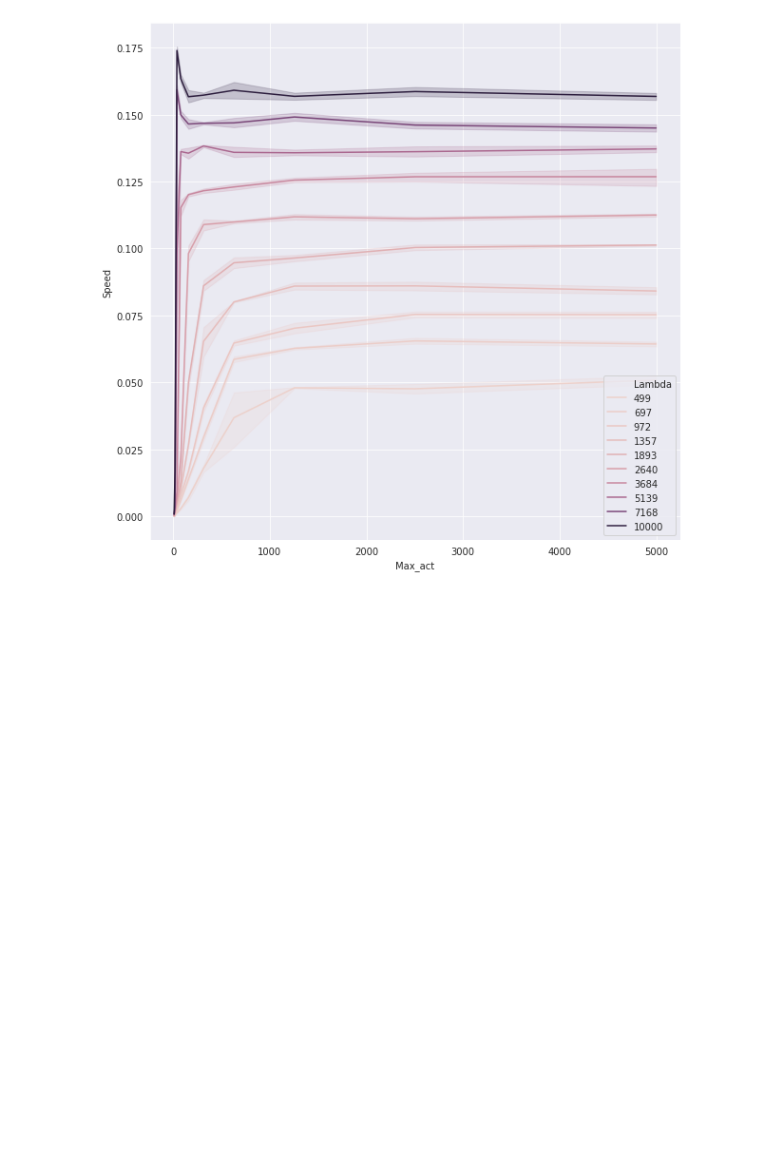
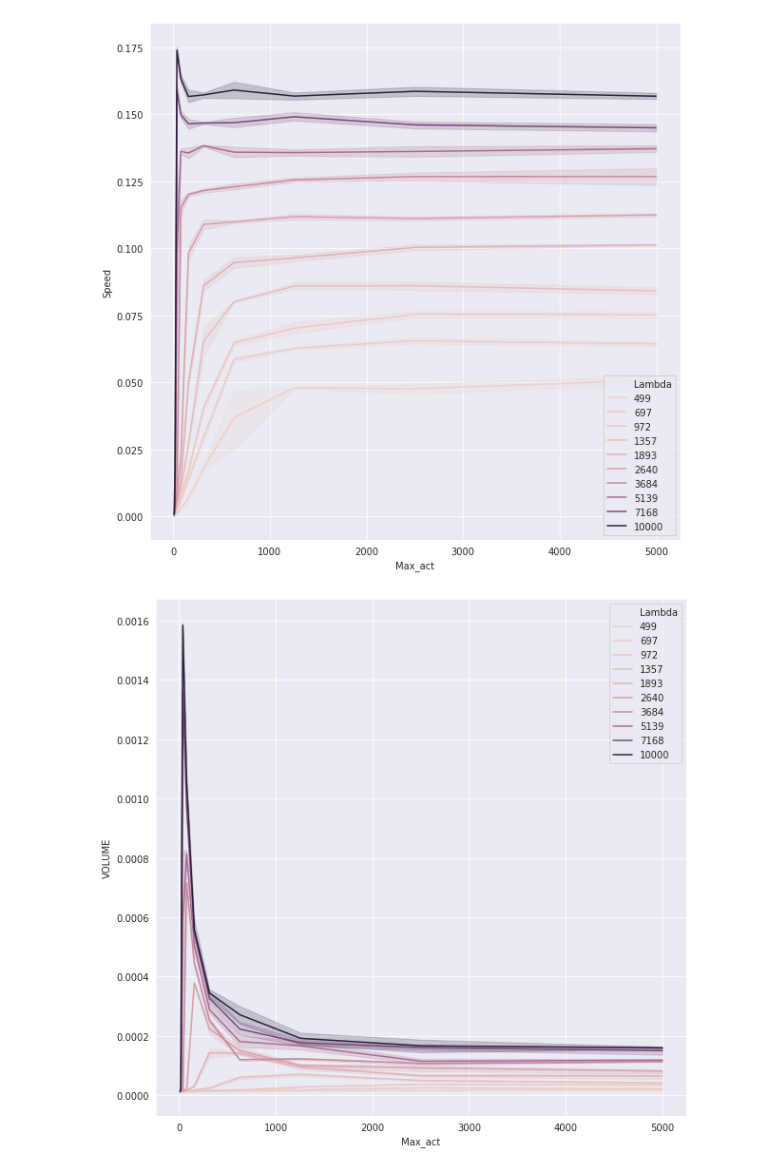
Before and after one commit to lstuurman/FRC_Thesis, a Jupyter notebook: CPM_code/test speed and merg dfs.ipynb, the cells around one changed output. Drawn from its saved outputs; the diff is of its cells as text; code cells hidden in the pictures; blank space fills up the shorter version.

```diff
--- a/CPM_code/test speed and merg dfs.ipynb
+++ b/CPM_code/test speed and merg dfs.ipynb
@@ -104,3 +104,9 @@ sns.lineplot(x = 'Max_act',y = 'Speed',hue = 'Lambda',legend = 'full',data = res
 plt.show()
 # %% [output]
 [figure]
+# %%
+plt.figure(figsize = (10,10))
+sns.lineplot(x = 'Max_act',y = 'VOLUME',hue = 'Lambda',legend = 'full',data = result)
+plt.show()
+# %% [output]
+[figure, added]
```
Also changed, not shown: 24 other files.
